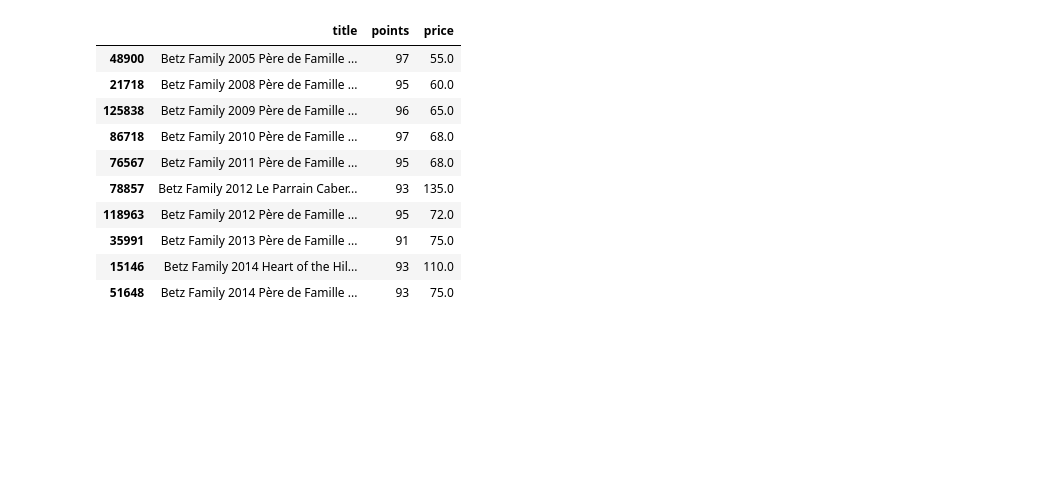
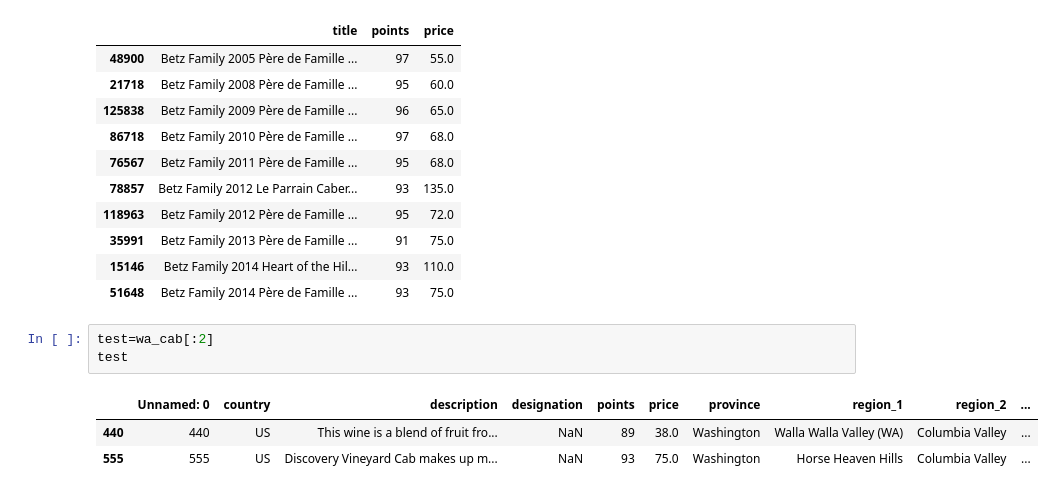
Before and after one commit to schoentr/wine, a Jupyter notebook: Cabernet_WA_vs_CAL.ipynb, the cells around one changed output. Drawn from its saved outputs; the diff is of its cells as text; blank space fills up the shorter version.

```diff
--- a/Cabernet_WA_vs_CAL.ipynb
+++ b/Cabernet_WA_vs_CAL.ipynb
@@ -197,3 +217,10 @@ betz
 | 35991 | Betz Family 2013 Père de Famille ... | 91 | 75.0 |
 | 15146 | Betz Family 2014 Heart of the Hil... | 93 | 110.0 |
 | 51648 | Betz Family 2014 Père de Famille ... | 93 | 75.0 |
+# %%
+test=wa_cab[:2]
+test
+# %% [output]
+|  | Unnamed: 0 | country | description | designation | points | price | province | region_1 | region_2 | ... |
+| 440 | 440 | US | This wine is a blend of fruit fro... | NaN | 89 | 38.0 | Washington | Walla Walla Valley (WA) | Columbia Valley | ... |
+| 555 | 555 | US | Discovery Vineyard Cab makes up m... | NaN | 93 | 75.0 | Washington | Horse Heaven Hills | Columbia Valley | ... |
```
Also changed, not shown: parts of 1 cell of this notebook, 7 other files.
